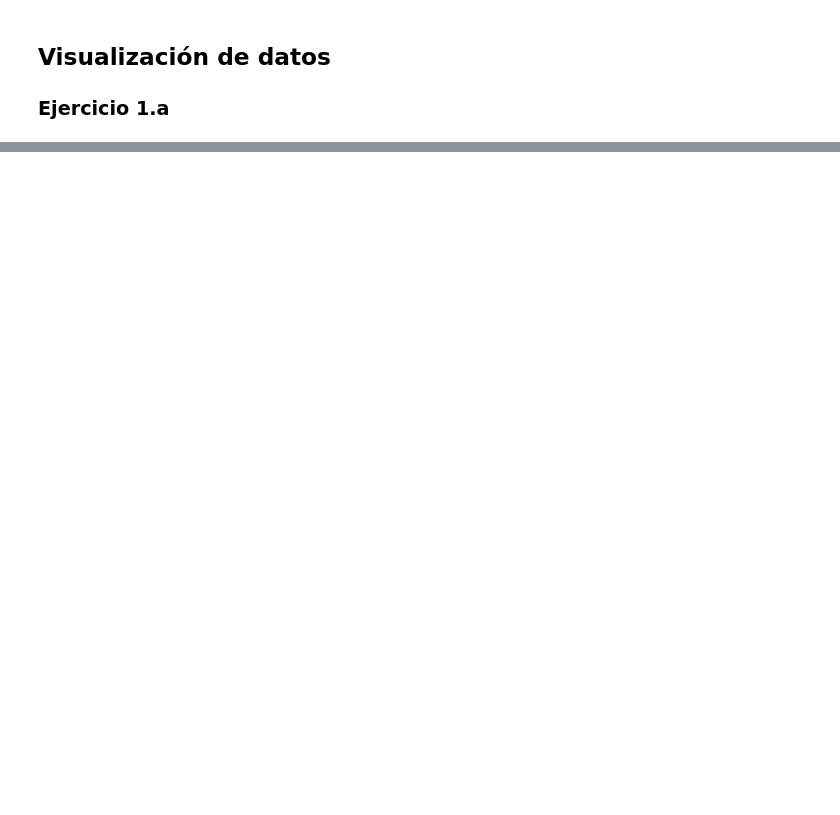
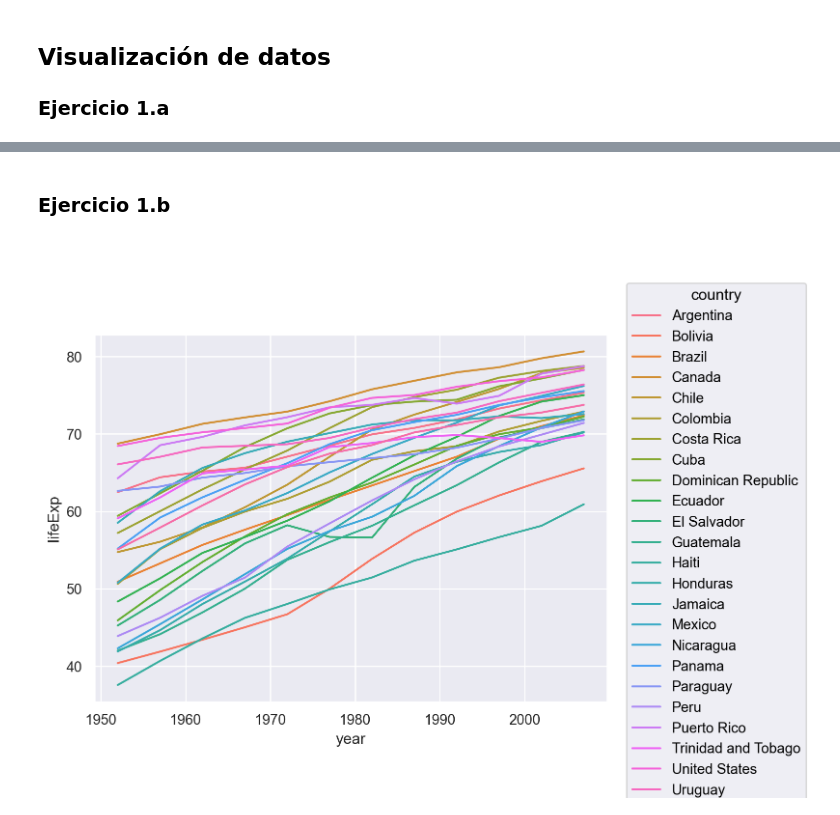
Before and after one commit to santiago-paz/ejercicios-laboratorio-datos-uba, a Jupyter notebook: Prácticas/Práctica-3/soluciones_práctica-3_notebook.ipynb, the cells around one changed output, grey strips where cells are left out. Cells and saved outputs as stored; diff of their text form; code cells hidden in the pictures; blank space fills up the shorter version.

Commit message:
Agregar ejercicios

```diff
--- a/Prácticas/Práctica-3/soluciones_práctica-3_notebook.ipynb
+++ b/Prácticas/Práctica-3/soluciones_práctica-3_notebook.ipynb
@@ -29,0 +32,9 @@ so.Plot(data = datosArgentina , x = "year", y = "lifeExp")
+# %% [markdown]
+### Ejercicio 1.b
+# %%
+paisesAmerica = gapminder[gapminder['continent'] == 'Americas']
+
+(so.Plot(data = paisesAmerica,x = "year", y = "lifeExp", color="country")
+.add(so.Line()))
+# %% [output]
+[figure, added]
```
Also changed, not shown: parts of 5 cells of this notebook.
